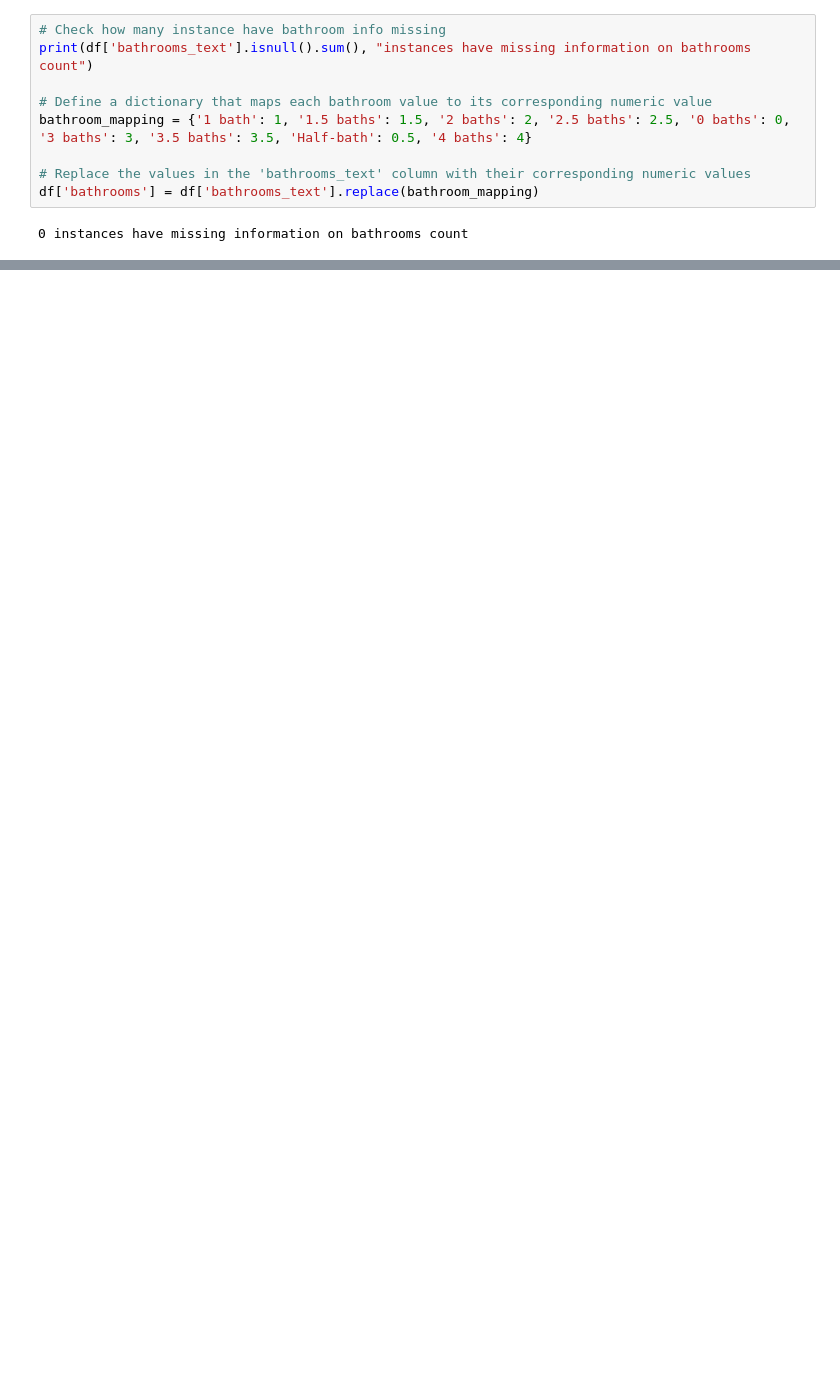
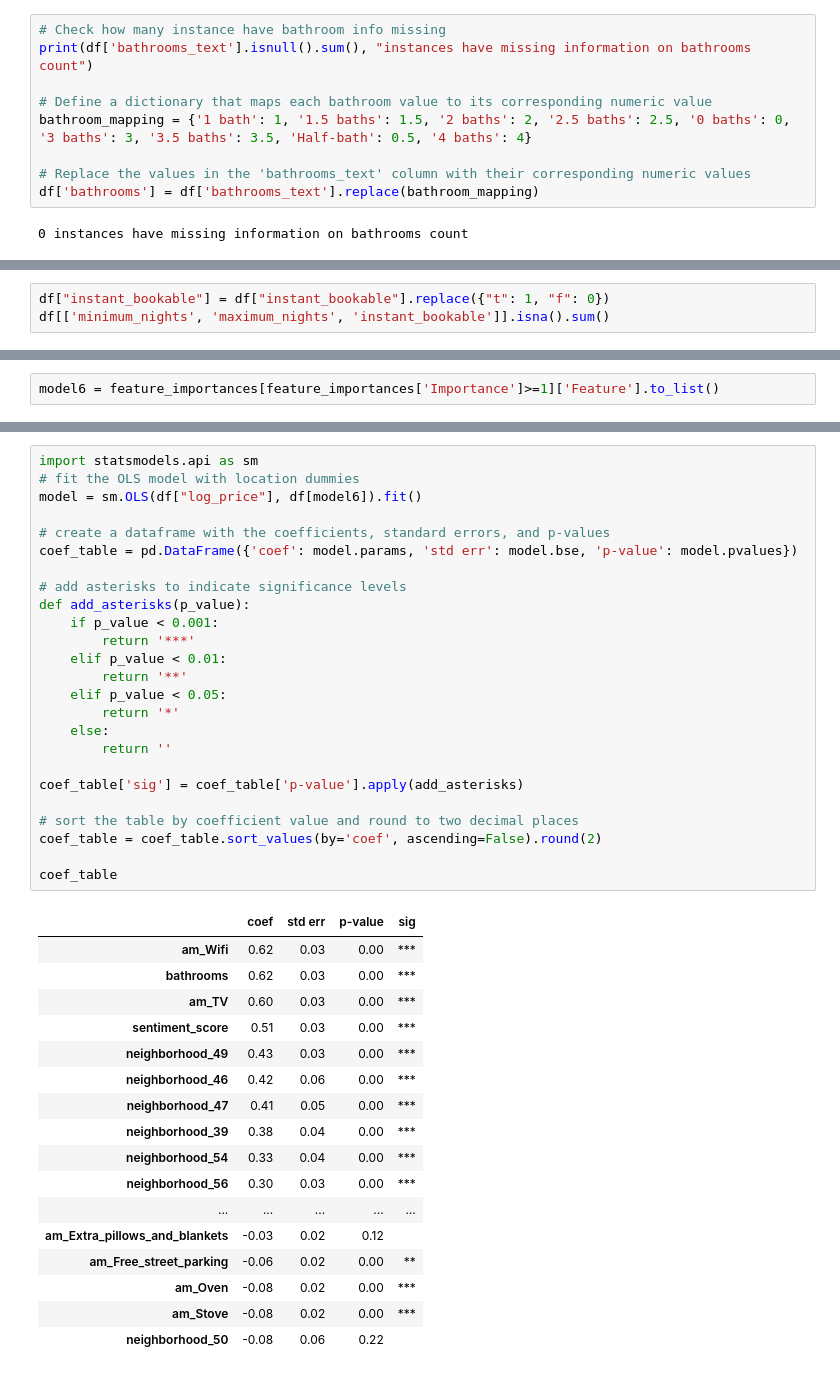
Before and after one commit to malikiscoding/prediction-with-ml, a Jupyter notebook: ps2/ps2.ipynb, the cells around one changed output, grey strips where cells are left out. Saved outputs shown, nothing was run; the diff lists cells and outputs as text; blank space fills up the shorter version.

```diff
--- a/ps2/ps2.ipynb
+++ b/ps2/ps2.ipynb
@@ -439,0 +404,3 @@ amenities_count[amenities_count['count'] > 182].shape[0]
+# %%
+df["instant_bookable"] = df["instant_bookable"].replace({"t": 1, "f": 0})
+df[['minimum_nights', 'maximum_nights', 'instant_bookable']].isna().sum()
@@ -439,0 +522,2 @@ amenities_count[amenities_count['count'] > 182].shape[0]
+# %%
+model6 = feature_importances[feature_importances['Importance']>=1]['Feature'].to_list()
@@ -439,0 +847,43 @@ amenities_count[amenities_count['count'] > 182].shape[0]
+# %%
+import statsmodels.api as sm
+# fit the OLS model with location dummies
+model = sm.OLS(df["log_price"], df[model6]).fit()
+
+# create a dataframe with the coefficients, standard errors, and p-values
+coef_table = pd.DataFrame({'coef': model.params, 'std err': model.bse, 'p-value': model.pvalues})
+
+# add asterisks to indicate significance levels
+def add_asterisks(p_value):
+    if p_value < 0.001:
+        return '***'
+    elif p_value < 0.01:
+        return '**'
+    elif p_value < 0.05:
+        return '*'
+    else:
+        return ''
+
+coef_table['sig'] = coef_table['p-value'].apply(add_asterisks)
+
+# sort the table by coefficient value and round to two decimal places
+coef_table = coef_table.sort_values(by='coef', ascending=False).round(2)
+
+coef_table
+# %% [output]
+|  | coef | std err | p-value | sig |
+| am_Wifi | 0.62 | 0.03 | 0.00 | *** |
+| bathrooms | 0.62 | 0.03 | 0.00 | *** |
+| am_TV | 0.60 | 0.03 | 0.00 | *** |
+| sentiment_score | 0.51 | 0.03 | 0.00 | *** |
+| neighborhood_49 | 0.43 | 0.03 | 0.00 | *** |
+| neighborhood_46 | 0.42 | 0.06 | 0.00 | *** |
+| neighborhood_47 | 0.41 | 0.05 | 0.00 | *** |
+| neighborhood_39 | 0.38 | 0.04 | 0.00 | *** |
+| neighborhood_54 | 0.33 | 0.04 | 0.00 | *** |
+| neighborhood_56 | 0.30 | 0.03 | 0.00 | *** |
+| ... | ... | ... | ... | ... |
+| am_Extra_pillows_and_blankets | -0.03 | 0.02 | 0.12 |  |
+| am_Free_street_parking | -0.06 | 0.02 | 0.00 | ** |
+| am_Oven | -0.08 | 0.02 | 0.00 | *** |
+| am_Stove | -0.08 | 0.02 | 0.00 | *** |
+| neighborhood_50 | -0.08 | 0.06 | 0.22 |  |
```
Also changed, not shown: parts of 53 cells of this notebook.
